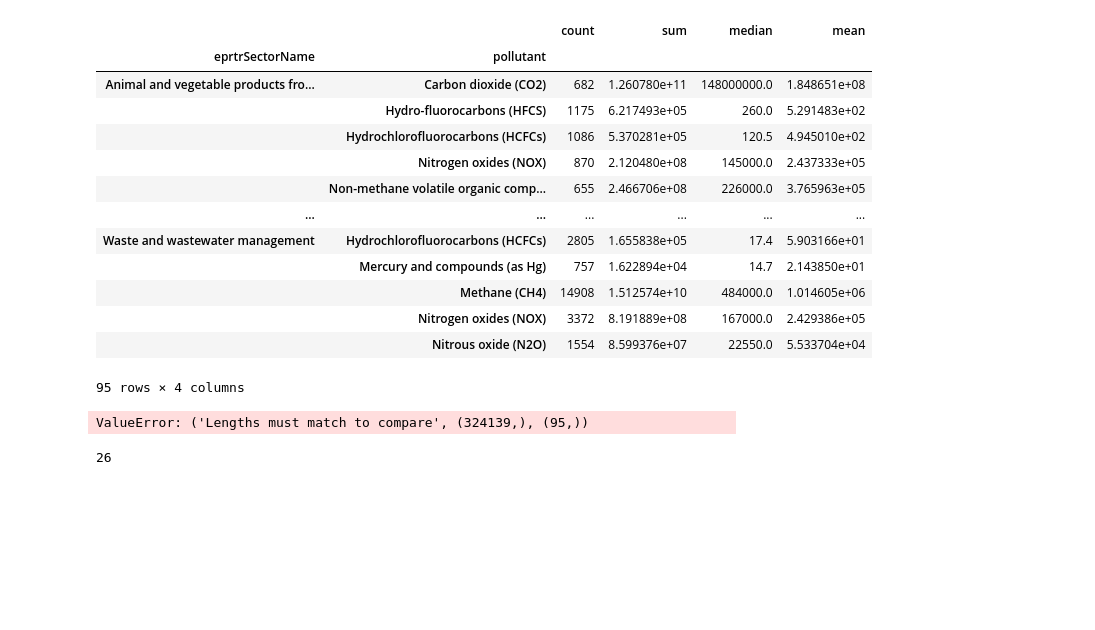
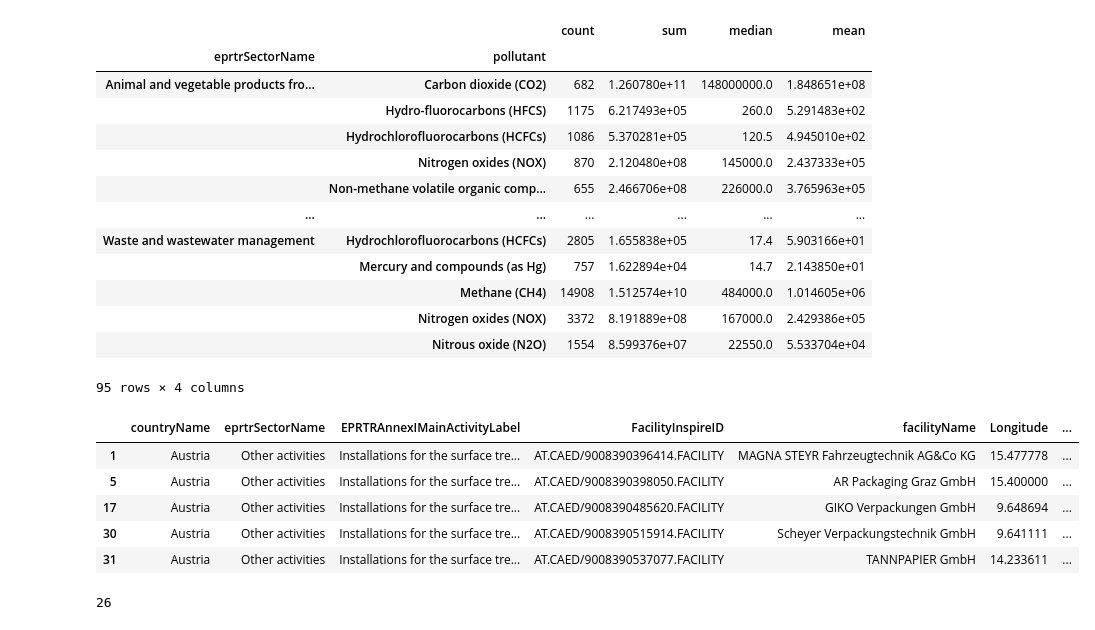
Before and after one commit to FanZy0127/environmental_impact, a Jupyter notebook: modules/Air/jupyter_main_air.ipynb, the cells around one changed output. Saved outputs shown, nothing was run; the diff lists cells and outputs as text; code cells hidden in the pictures; blank space fills up the shorter version.

```diff
--- a/modules/Air/jupyter_main_air.ipynb
+++ b/modules/Air/jupyter_main_air.ipynb
@@ -861,16 +861,16 @@ count_pollutant_over500
 |  | Nitrogen oxides (NOX) | 3372 | 8.191889e+08 | 167000.0 | 2.429386e+05 |
 |  | Nitrous oxide (N2O) | 1554 | 8.599376e+07 | 22550.0 | 5.533704e+04 |
 95 rows × 4 columns
-# %%
-df = df[
-    (df.eprtrSectorName == count_pollutant_over500.index.get_level_values("eprtrSectorName")) &
-    (df.pollutant == count_pollutant_over500.index.get_level_values("pollutant"))
-]
-len(df)
-
-# df.pollutant.isin(count_pollutant_over500.index.get_level_values("pollutant").unique())
-# %% [output]
-ValueError: ('Lengths must match to compare', (324139,), (95,))
+# %%
+df = df.merge(count_pollutant_over500, left_on=["eprtrSectorName", "pollutant"], right_index=True, how="inner")
+df.head()
+# %% [output]
+|  | countryName | eprtrSectorName | EPRTRAnnexIMainActivityLabel | FacilityInspireID | facilityName | Longitude | ... |
+| 1 | Austria | Other activities | Installations for the surface tre... | AT.CAED/9008390396414.FACILITY | MAGNA STEYR Fahrzeugtechnik AG&Co KG | 15.477778 | ... |
+| 5 | Austria | Other activities | Installations for the surface tre... | AT.CAED/9008390398050.FACILITY | AR Packaging Graz GmbH | 15.400000 | ... |
+| 17 | Austria | Other activities | Installations for the surface tre... | AT.CAED/9008390485620.FACILITY | GIKO Verpackungen GmbH | 9.648694 | ... |
+| 30 | Austria | Other activities | Installations for the surface tre... | AT.CAED/9008390515914.FACILITY | Scheyer Verpackungstechnik GmbH | 9.641111 | ... |
+| 31 | Austria | Other activities | Installations for the surface tre... | AT.CAED/9008390537077.FACILITY | TANNPAPIER GmbH | 14.233611 | ... |
 # %%
 len(df.pollutant.unique())
 # %% [output]
```
Also changed, not shown: parts of 9 cells of this notebook.
